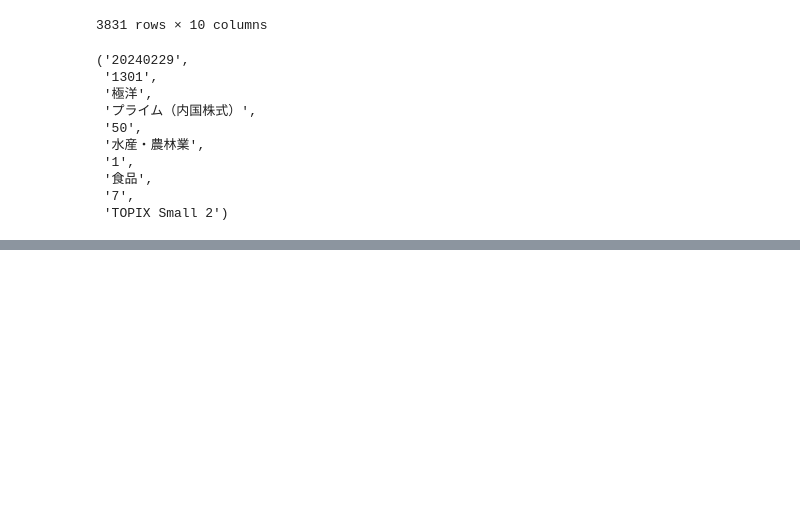
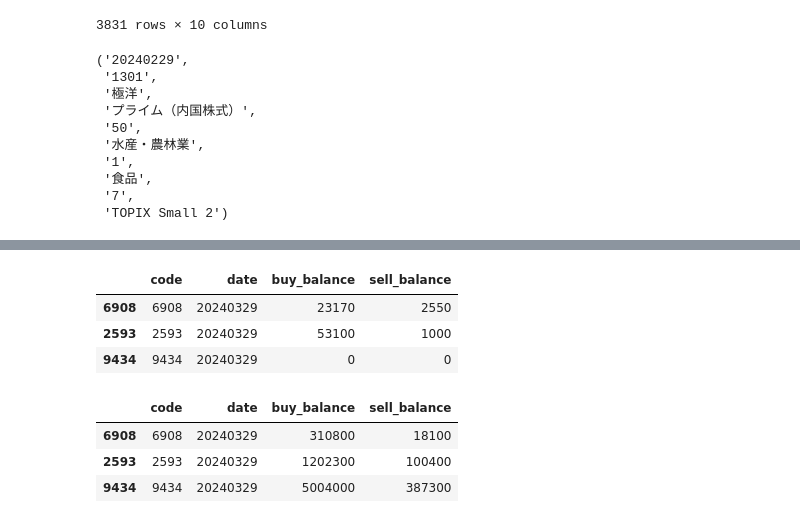
Before and after one commit to satoki252595/kabulabo_Info_RaspberryPi, a Jupyter notebook: work.ipynb, the cells around one changed output, grey strips where cells are left out. Cells and saved outputs as stored; diff of their text form; code cells hidden in the pictures; blank space fills up the shorter version.

```diff
--- a/work.ipynb
+++ b/work.ipynb
@@ -214,0 +361,14 @@ con.close()
+# %%
+df1
+# %% [output]
+|  | code | date | buy_balance | sell_balance |
+| 6908 | 6908 | 20240329 | 23170 | 2550 |
+| 2593 | 2593 | 20240329 | 53100 | 1000 |
+| 9434 | 9434 | 20240329 | 0 | 0 |
+# %%
+df2
+# %% [output]
+|  | code | date | buy_balance | sell_balance |
+| 6908 | 6908 | 20240329 | 310800 | 18100 |
+| 2593 | 2593 | 20240329 | 1202300 | 100400 |
+| 9434 | 9434 | 20240329 | 5004000 | 387300 |
```
Also changed, not shown: parts of 13 cells of this notebook, 7 other files.
